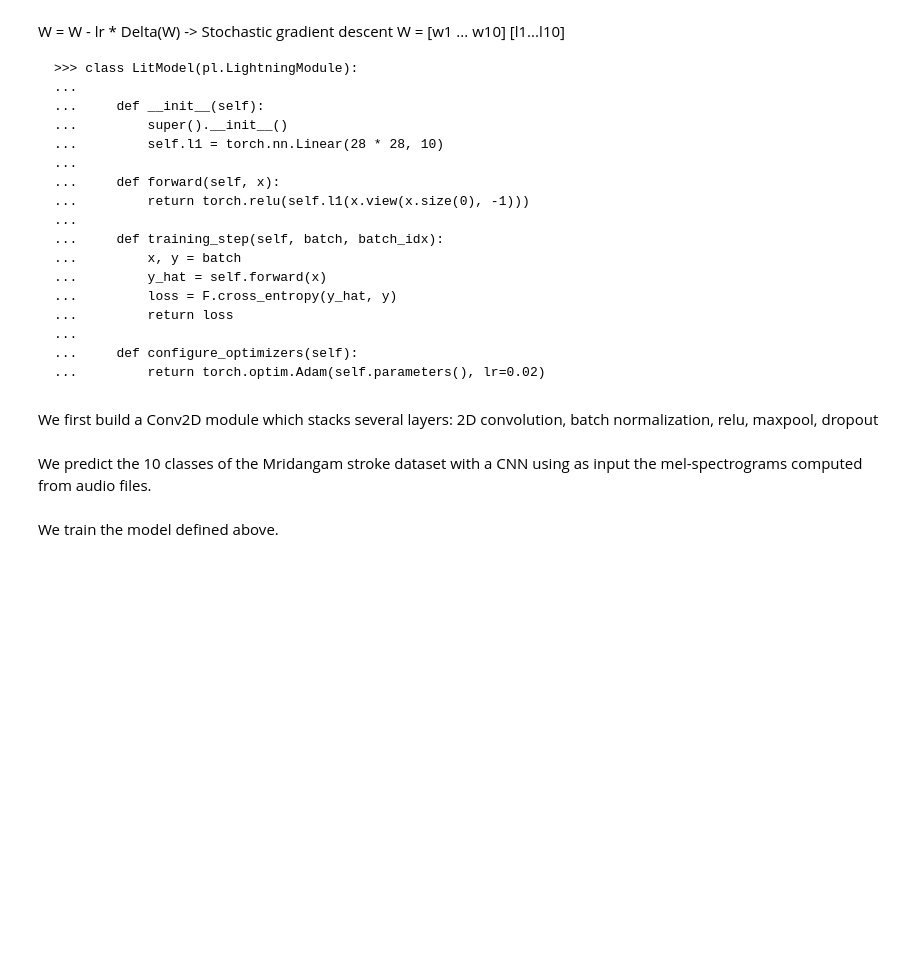
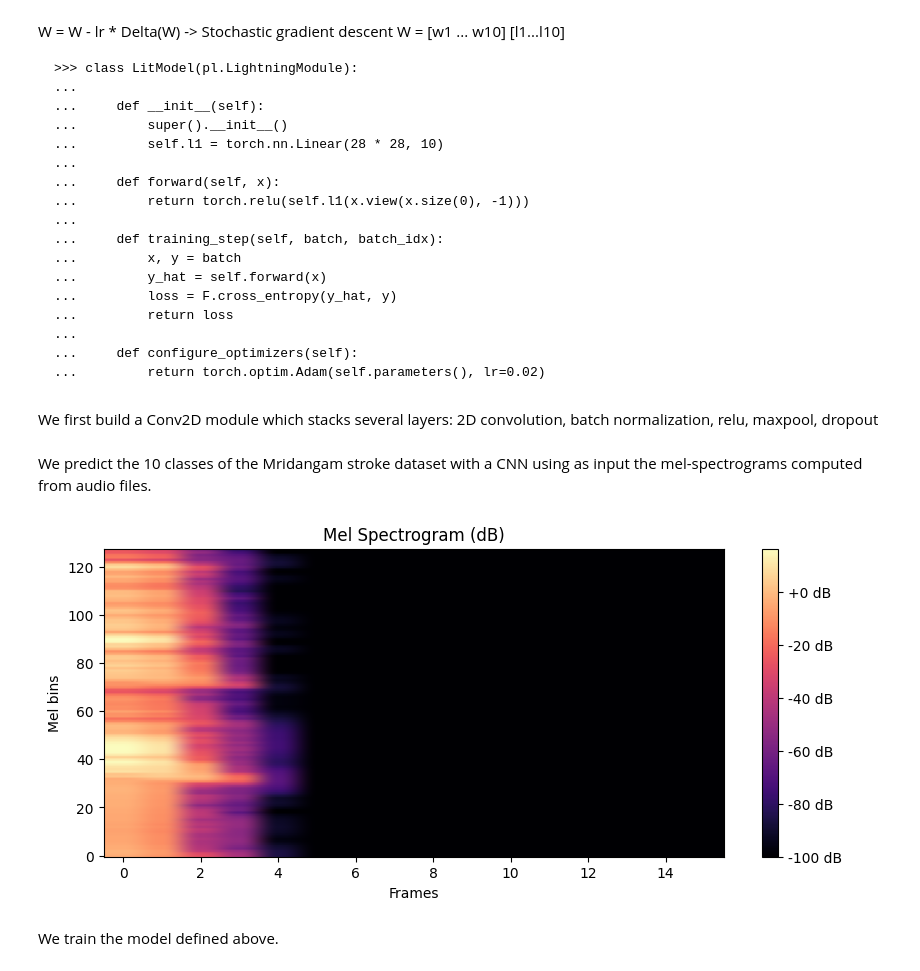
Before and after one commit to mrocamora/mir_course, a Jupyter notebook: notebooks/MIR_course-sound_classification_deep_learning_mel-spectrogram.ipynb, the cells around one changed output. Cells and saved outputs as stored; diff of their text form; code cells hidden in the pictures; blank space fills up the shorter version.

```diff
--- a/notebooks/MIR_course-sound_classification_deep_learning_mel-spectrogram.ipynb
+++ b/notebooks/MIR_course-sound_classification_deep_learning_mel-spectrogram.ipynb
@@ -372,3 +709,28 @@ class CNN(pl.LightningModule):
+# %%
+# Get a batch from the train_loader
+batch = next(iter(train_loader))
+waveform, label = batch  # waveform shape: (batch_size, channels, samples)
+
+# Use the same mel-spectrogram transform as in model
+melspec = torchaudio.transforms.MelSpectrogram(
+    sample_rate=8000, n_fft=1024, hop_length=256, n_mels=128
+)
+amplitude_to_db = torchaudio.transforms.AmplitudeToDB()
+
+# Compute mel spectrogram for the first sample in the batch
+mel = melspec(waveform[0])
+mel_db = amplitude_to_db(mel)
+
+# Plot the mel spectrogram
+plt.figure(figsize=(10, 4))
+plt.imshow(mel_db.squeeze().cpu().numpy(), aspect='auto', origin='lower', cmap='magma')
+plt.title('Mel Spectrogram (dB)')
+plt.xlabel('Frames')
+plt.ylabel('Mel bins')
+plt.colorbar(format='%+2.0f dB')
+plt.show()
+# %% [output]
+[figure, added]
 # %% [markdown]
 We train the model defined above.
 # %%
```
Also changed, not shown: parts of 37 cells of this notebook.
